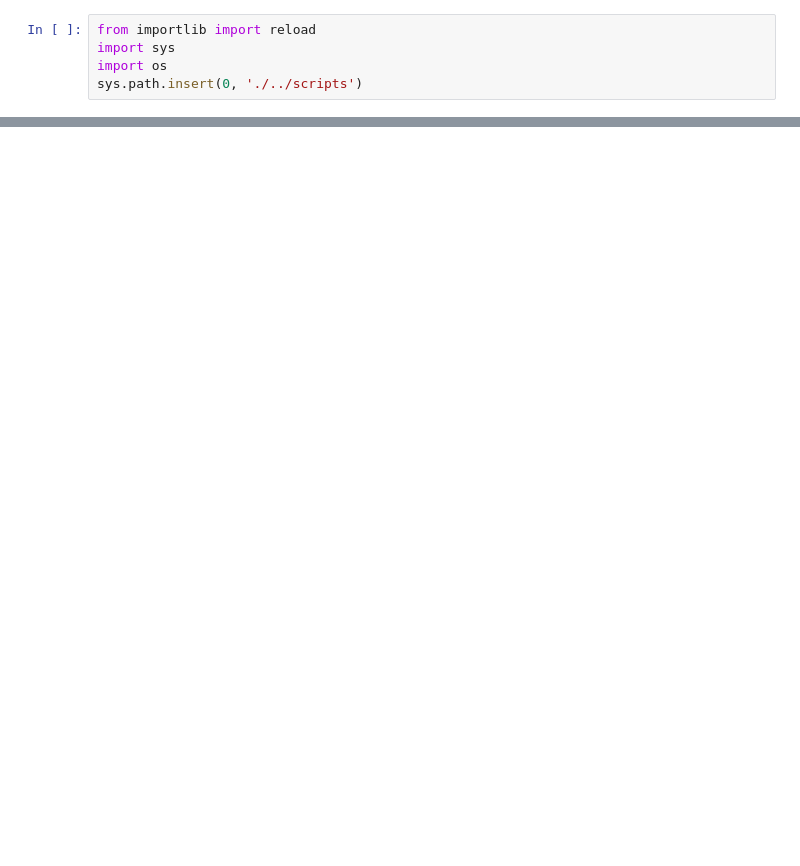
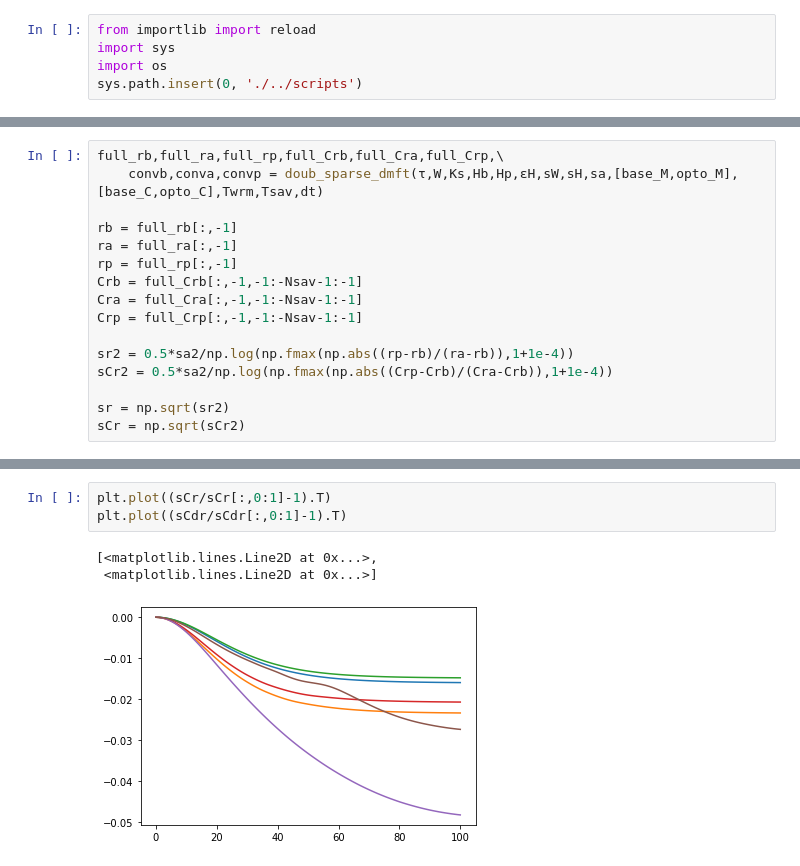
Before and after one commit to AddingAddict/ToroidalNetworks, a Jupyter notebook: sparse_weights/notebooks/ring_dmft.ipynb, the cells around one changed output, grey strips where cells are left out. Cells and saved outputs as stored; diff of their text form; blank space fills up the shorter version.

```diff
--- a/sparse_weights/notebooks/ring_dmft.ipynb
+++ b/sparse_weights/notebooks/ring_dmft.ipynb
@@ -409,0 +492,16 @@ Crp = full_Crp[:,-1,-1:-Nsav-1:-1]
+# %%
+full_rb,full_ra,full_rp,full_Crb,full_Cra,full_Crp,\
+    convb,conva,convp = doub_sparse_dmft(τ,W,Ks,Hb,Hp,εH,sW,sH,sa,[base_M,opto_M],[base_C,opto_C],Twrm,Tsav,dt)
+
+rb = full_rb[:,-1]
+ra = full_ra[:,-1]
+rp = full_rp[:,-1]
+Crb = full_Crb[:,-1,-1:-Nsav-1:-1]
+Cra = full_Cra[:,-1,-1:-Nsav-1:-1]
+Crp = full_Crp[:,-1,-1:-Nsav-1:-1]
+
+sr2 = 0.5*sa2/np.log(np.fmax(np.abs((rp-rb)/(ra-rb)),1+1e-4))
+sCr2 = 0.5*sa2/np.log(np.fmax(np.abs((Crp-Crb)/(Cra-Crb)),1+1e-4))
+
+sr = np.sqrt(sr2)
+sCr = np.sqrt(sCr2)
@@ -484,0 +864,7 @@ True
+# %%
+plt.plot((sCr/sCr[:,0:1]-1).T)
+plt.plot((sCdr/sCdr[:,0:1]-1).T)
+# %% [output]
+[<matplotlib.lines.Line2D at 0x...>,
+ <matplotlib.lines.Line2D at 0x...>]
+[figure, added]
```
Also changed, not shown: parts of 23 cells of this notebook, 16 other files.
